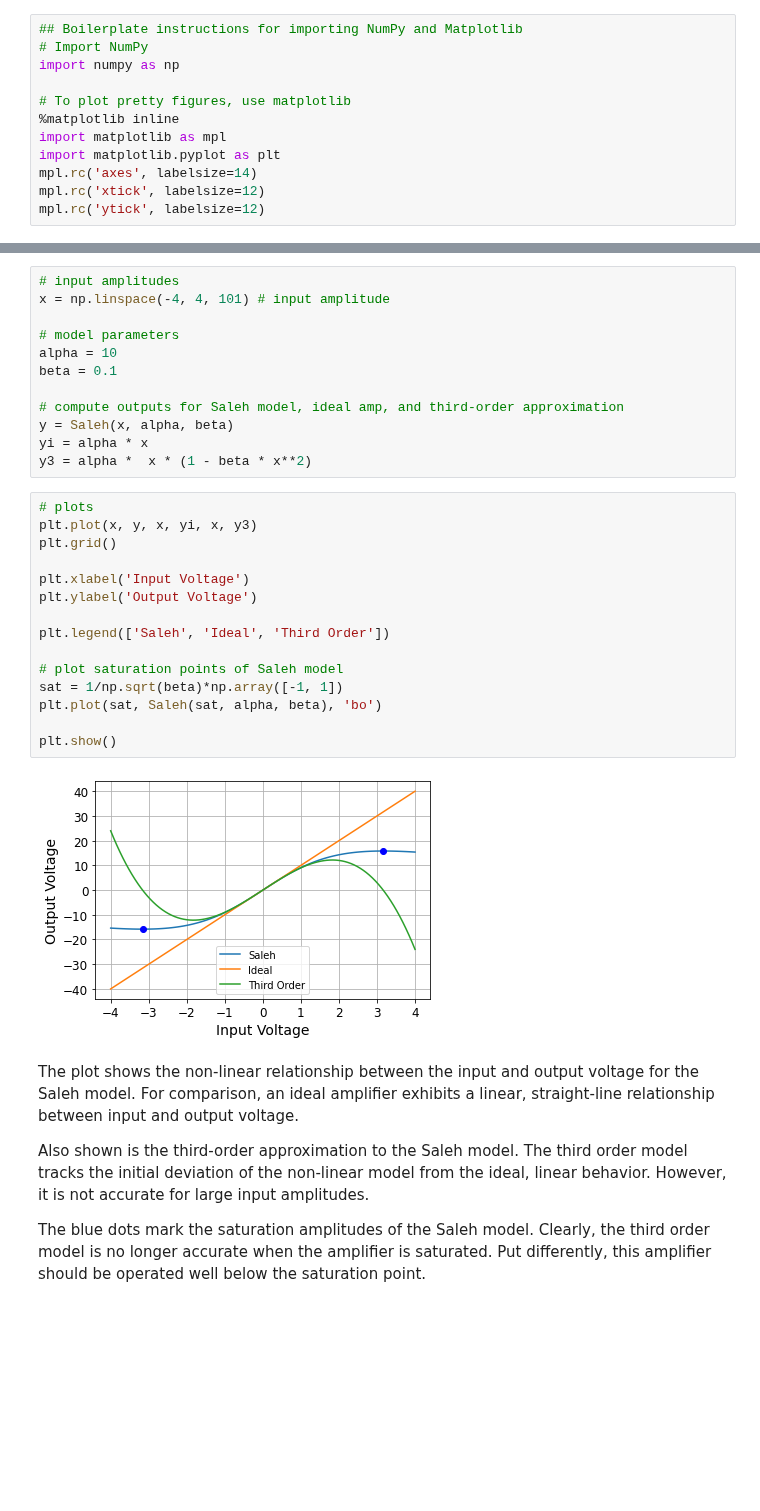
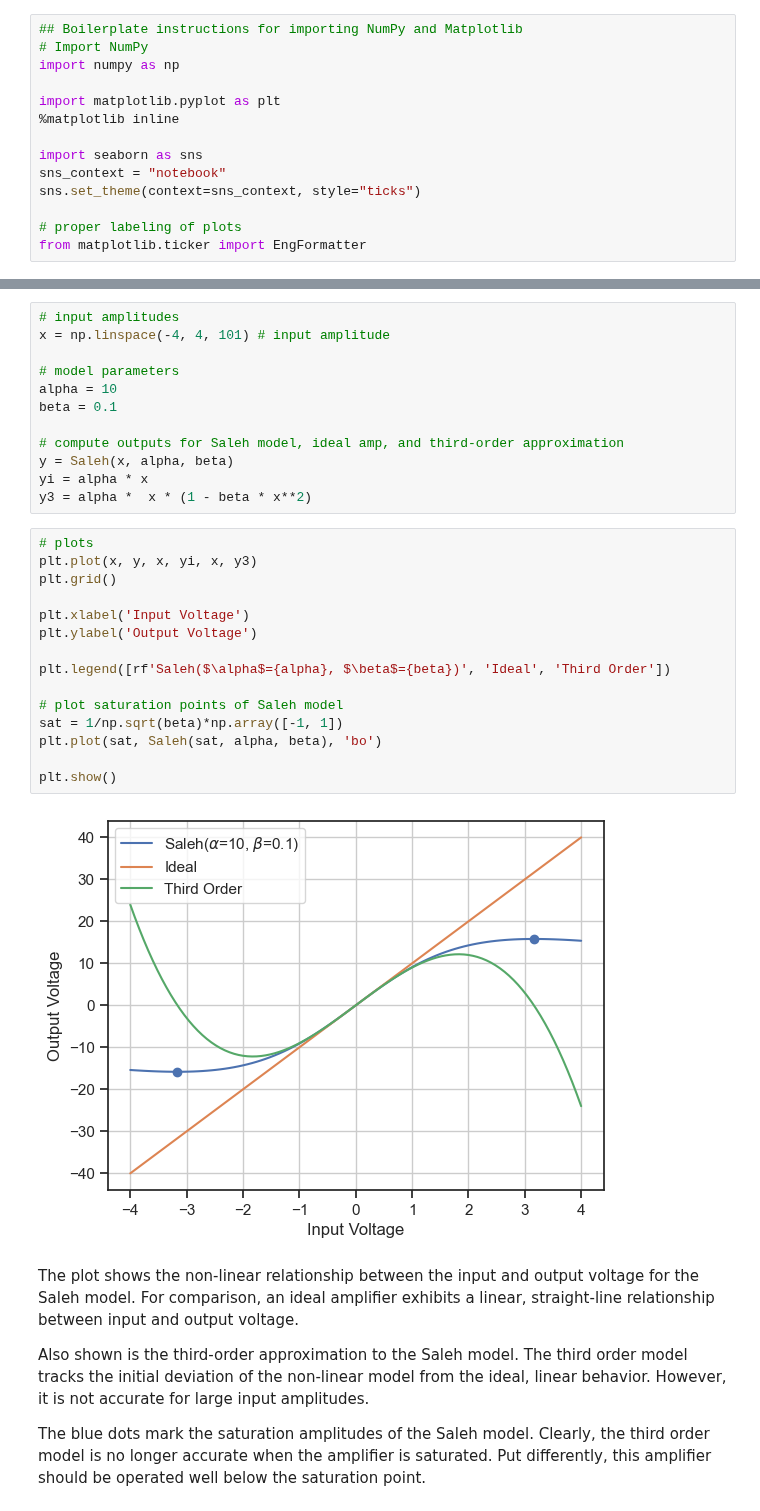
Before and after one commit to bepepa/digital_comms, a Jupyter notebook: 010_nonlinear_frontend.ipynb, the cells around one changed output, grey strips where cells are left out. Cells and saved outputs as stored; diff of their text form; blank space fills up the shorter version.

```diff
--- a/010_nonlinear_frontend.ipynb
+++ b/010_nonlinear_frontend.ipynb
@@ -6,18 +6,20 @@ This notebook aims to illustrate non-linear distortion that is common in the ana
 <a href="https://colab.research.google.com/github/bepepa/digital_comms/blob/master/010_nonlinear_frontend.ipynb" target="_parent"><img src="https://colab.research.google.com/assets/colab-badge.svg" alt="Open In Colab"/></a> (Executable notebook)
 
 <a href="https://nbviewer.org/format/slides/github/bepepa/digital_comms/blob/main/010_nonlinear_frontend.ipynb"><img src="https://raw.githubusercontent.com/jupyter/design/master/logos/Badges/nbviewer_badge.svg" alt="Render nbviewer" /> </a> (read-only, slides view)
-# %%
-## Boilerplate instructions for importing NumPy and Matplotlib
-# Import NumPy
-import numpy as np
-
-# To plot pretty figures, use matplotlib
-%matplotlib inline
-import matplotlib as mpl
-import matplotlib.pyplot as plt
-mpl.rc('axes', labelsize=14)
-mpl.rc('xtick', labelsize=12)
-mpl.rc('ytick', labelsize=12)
+# %%
+## Boilerplate instructions for importing NumPy and Matplotlib
+# Import NumPy
+import numpy as np
+
+import matplotlib.pyplot as plt
+%matplotlib inline
+
+import seaborn as sns
+sns_context = "notebook"
+sns.set_theme(context=sns_context, style="ticks")
+
+# proper labeling of plots
+from matplotlib.ticker import EngFormatter
 # %% [markdown]
 ## Amplifier Non-linearity
 
@@ -71,20 +75,20 @@ y3 = alpha *  x * (1 - beta * x**2)
 # %%
 # plots
 plt.plot(x, y, x, yi, x, y3)
 plt.grid()
 
 plt.xlabel('Input Voltage')
 plt.ylabel('Output Voltage')
 
-plt.legend(['Saleh', 'Ideal', 'Third Order'])
+plt.legend([rf'Saleh($\alpha$={alpha}, $\beta$={beta})', 'Ideal', 'Third Order'])
 
 # plot saturation points of Saleh model
 sat = 1/np.sqrt(beta)*np.array([-1, 1])
 plt.plot(sat, Saleh(sat, alpha, beta), 'bo')
 
 plt.show()
 # %% [output]
-[figure, old version]
+[figure, new version]
 # %% [markdown]
 The plot shows the non-linear relationship between the input and output voltage for the Saleh model. For comparison, an ideal amplifier exhibits a linear, straight-line relationship between input and output voltage.
 
```
Also changed, not shown: parts of 27 cells of this notebook.
